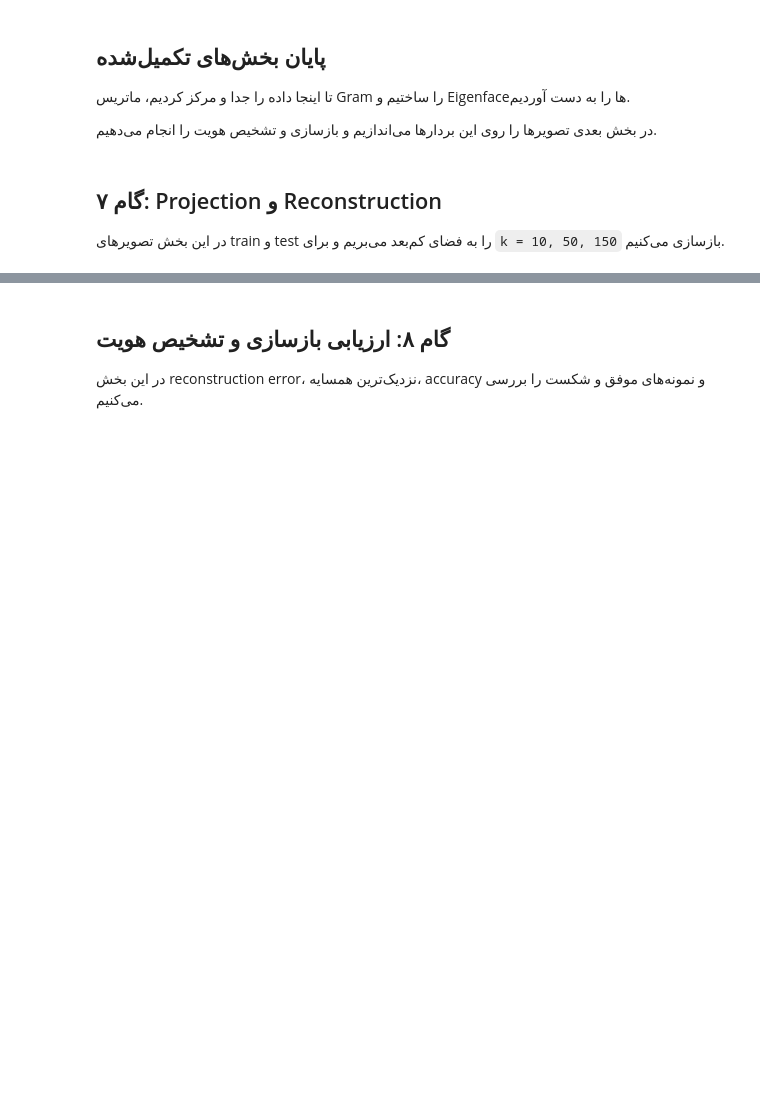
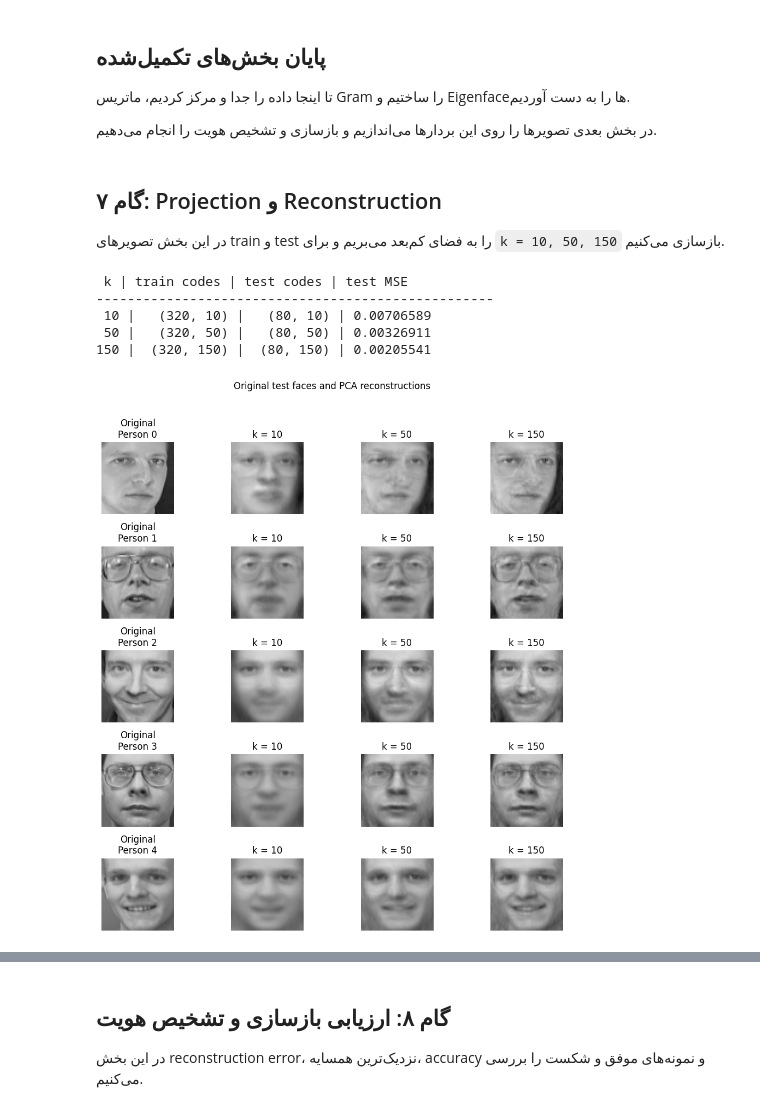
Before and after one commit to yasaman1994/eigenfaces-from-scratch, a Jupyter notebook: eigenfaces_from_scratch.ipynb, the cells around one changed output, grey strips where cells are left out. Drawn from its saved outputs; the diff is of its cells as text; code cells hidden in the pictures; blank space fills up the shorter version.

Commit message:
Complete PCA projection, reconstruction, and MSE evaluation

```diff
--- a/eigenfaces_from_scratch.ipynb
+++ b/eigenfaces_from_scratch.ipynb
@@ -250,0 +257,67 @@ plt.show()
+# %%
+ks = [10, 50, 150]
+
+train_codes = {}
+test_codes = {}
+test_reconstructions = {}
+test_mse = {}
+
+for k in ks:
+    U_k = eigenfaces[:, :k]
+
+    train_codes[k] = X_train_centered @ U_k
+    test_codes[k] = X_test_centered @ U_k
+    test_reconstructions[k] = test_codes[k] @ U_k.T + mean_face
+    test_mse[k] = np.mean((X_test - test_reconstructions[k]) ** 2)
+
+    assert train_codes[k].shape == (X_train.shape[0], k)
+    assert test_codes[k].shape == (X_test.shape[0], k)
+    assert test_reconstructions[k].shape == X_test.shape
+
+print(' k | train codes | test codes | test MSE')
+print('-' * 51)
+for k in ks:
+    print(
+        f'{k:3d} | {str(train_codes[k].shape):>11} | '
+        f'{str(test_codes[k].shape):>10} | {test_mse[k]:.8f}'
+    )
+# %% [output]
+ k | train codes | test codes | test MSE
+---------------------------------------------------
+ 10 |   (320, 10) |   (80, 10) | 0.00706589
+ 50 |   (320, 50) |   (80, 50) | 0.00326911
+150 |  (320, 150) |  (80, 150) | 0.00205541
+# %%
+
+sample_indices = [0, 2, 4, 6, 8]
+
+fig, axes = plt.subplots(5, 4, figsize=(10, 10))
+
+for row, test_index in enumerate(sample_indices):
+    original_image = X_test[test_index]
+    axes[row, 0].imshow(
+        original_image.reshape(64, 64),
+        cmap="gray",
+        vmin=0,
+        vmax=1
+    )
+    axes[row, 0].set_title(f"Original\nPerson {y_test[test_index]}")
+    axes[row, 0].axis("off")
+
+    for column, k in enumerate(ks):
+        reconstructed_image = test_reconstructions[k][test_index]
+
+        axes[row, column + 1].imshow(
+            reconstructed_image.reshape(64, 64),
+            cmap="gray",
+            vmin=0,
+            vmax=1
+        )
+        axes[row, column + 1].set_title(f"k = {k}")
+        axes[row, column + 1].axis("off")
+
+fig.suptitle('Original test faces and PCA reconstructions', y=1.02)
+plt.tight_layout()
+plt.show()
+# %% [output]
+[figure, added]
```
Also changed, not shown: parts of 16 cells of this notebook.
